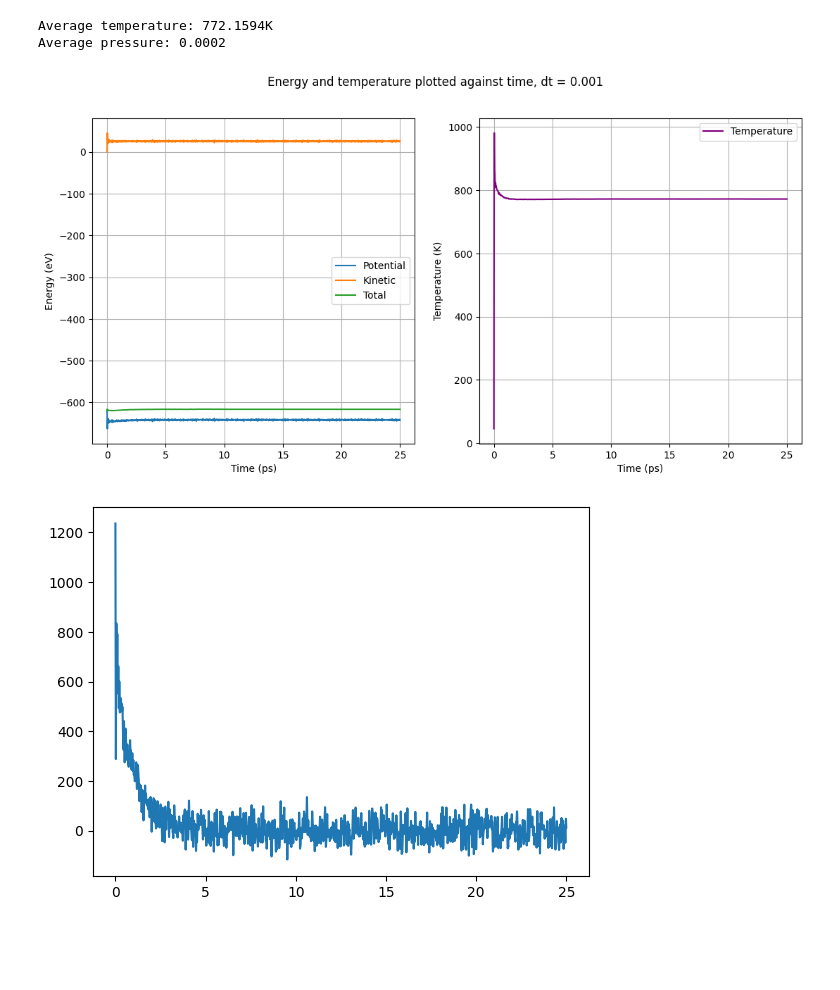
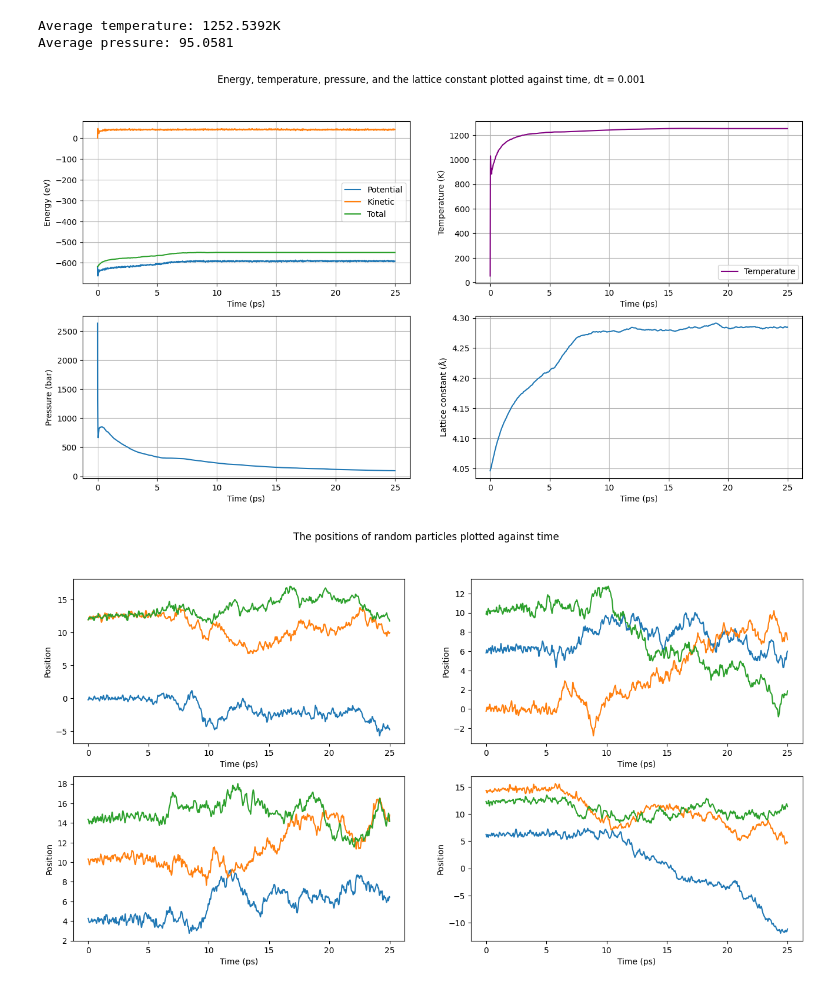
Before and after one commit to gujoh/compfys-h1b, a Jupyter notebook: plotting/task3.ipynb, the cells around one changed output. Cells and saved outputs as stored; diff of their text form; code cells hidden in the pictures; blank space fills up the shorter version.

Commit message:
plots

```diff
--- a/plotting/task3.ipynb
+++ b/plotting/task3.ipynb
@@ -6,7 +6,7 @@ import scipy
 import warnings
 warnings.filterwarnings("ignore")
 # %%
-data0001 = np.genfromtxt("../data/task3_1.0e-03.csv", delimiter=",")
+data0001 = np.genfromtxt("../data/task4_1.0e-03.csv", delimiter=",")
 datas = [data0001]
 dts = [0.001]
 # %%
@@ -29,14 +62,12 @@ def plot(data, t, dt):
 # %%
 for data, dt in zip(datas, dts):
     t = np.arange(0, data.shape[0]) * dt
     print(f"Average temperature: {np.mean(data[:, 2]):.4f}K")
-    print(f"Average pressure: {np.mean(data[:, 3]):.4f}")
+    print(f"Average pressure: {np.mean(data[:, 3]) / 0.00000624:.4f}")
     plot(data, t, dt)
-
-plt.plot(t, data0001[:, 3] * 16 * 10000)
-plt.show()
+    plot_positions(data, t, dt)
 # %% [output]
-Average temperature: 772.1594K
-Average pressure: 0.0002
+Average temperature: 1252.5392K
+Average pressure: 95.0581
-[figure, old version]
+[figure, new version]
-[figure, old version]
+[figure, new version]
```
Also changed, not shown: parts of 1 cell of this notebook, 3 other files.
